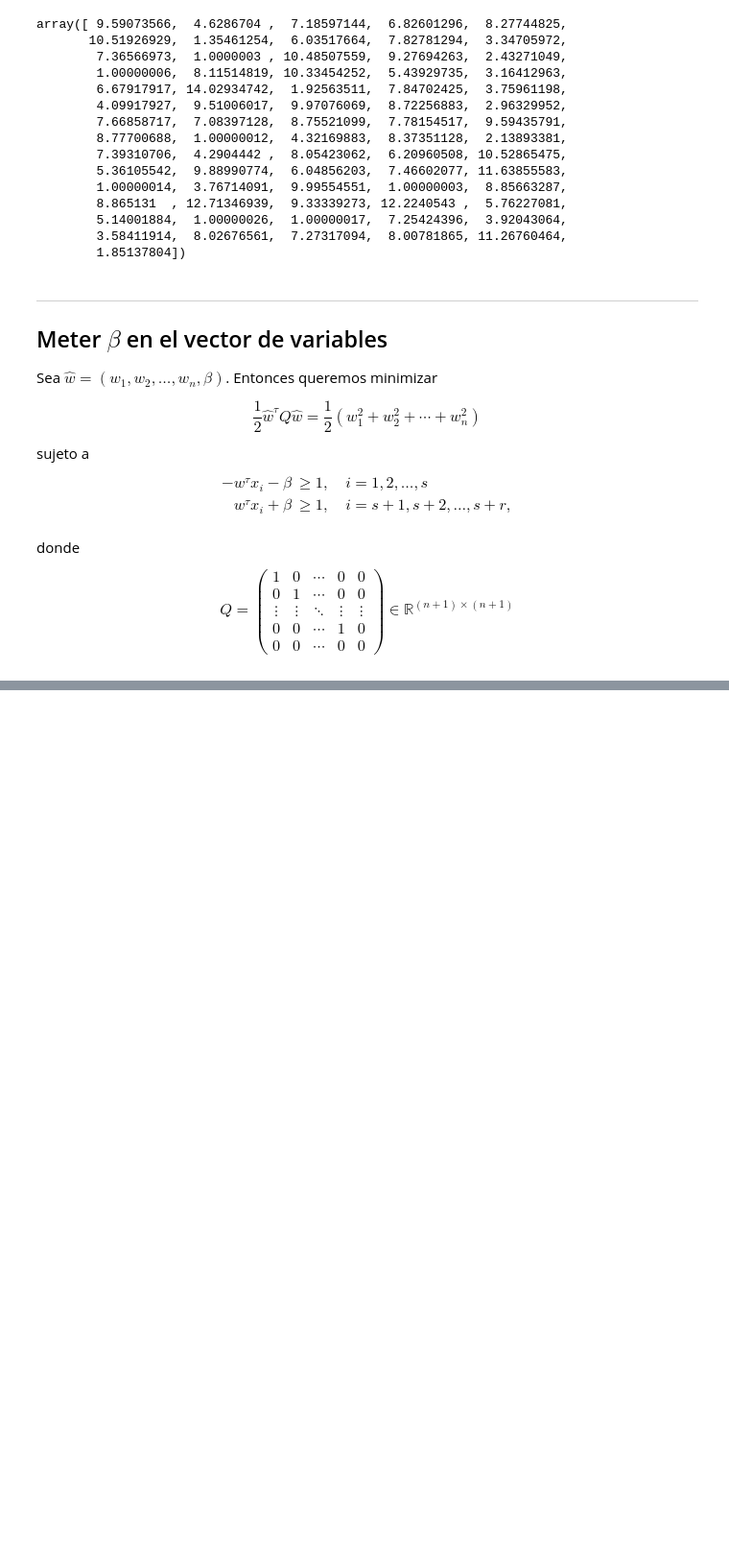
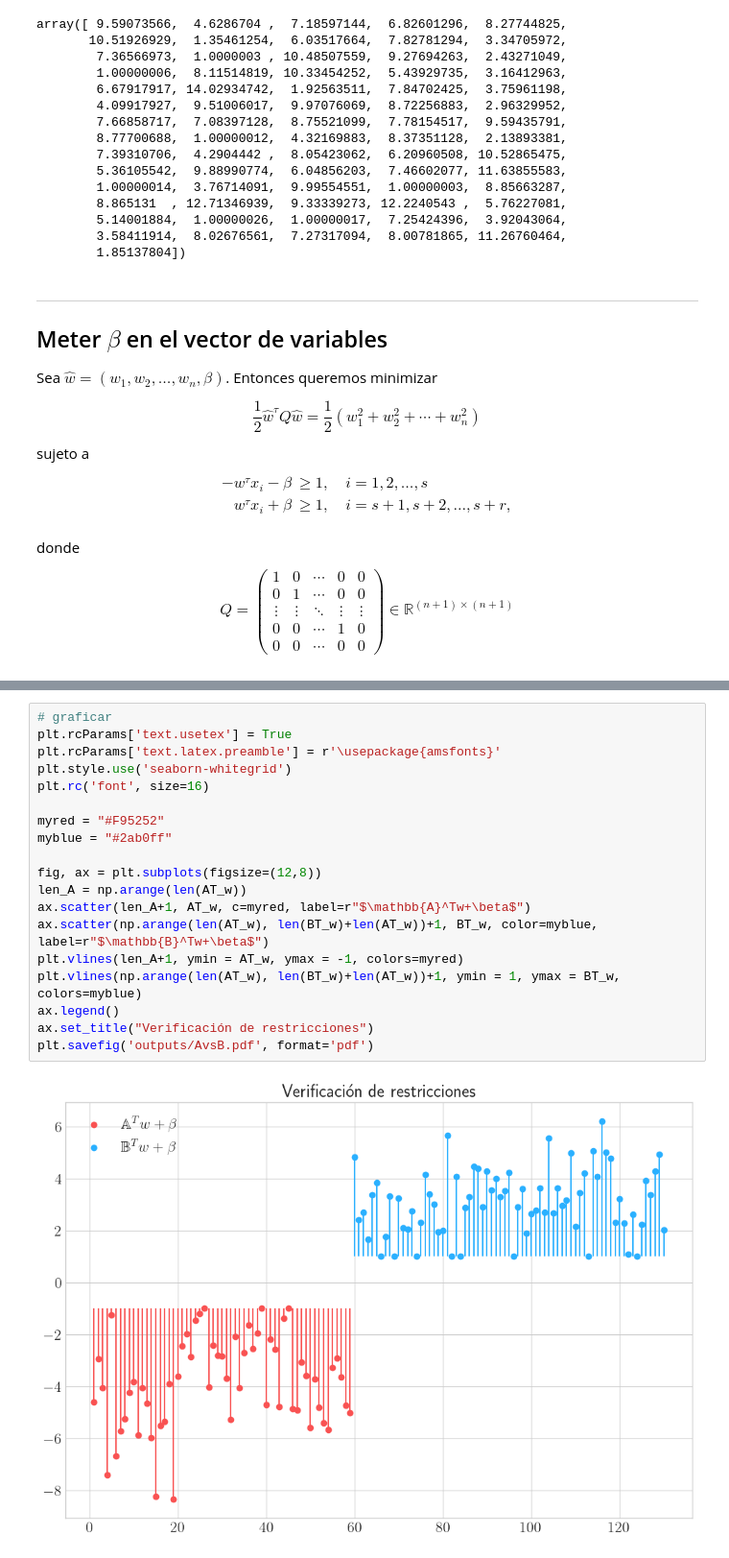
Before and after one commit to betomqz/num-optim-project1, a Jupyter notebook: wine-classif.ipynb, the cells around one changed output, grey strips where cells are left out. Shown: that part at 96% size. Saved outputs shown, nothing was run; the diff lists cells and outputs as text; blank space fills up the shorter version.

Commit message:
graphs

```diff
--- a/wine-classif.ipynb
+++ b/wine-classif.ipynb
@@ -203,0 +185,21 @@ ax.axvline(x=0, color='k')
+# %%
+# graficar
+plt.rcParams['text.usetex'] = True
+plt.rcParams['text.latex.preamble'] = r'\usepackage{amsfonts}'
+plt.style.use('seaborn-whitegrid')
+plt.rc('font', size=16)
+
+myred = "#F95252"
+myblue = "#2ab0ff"
+
+fig, ax = plt.subplots(figsize=(12,8))
+len_A = np.arange(len(AT_w))
+ax.scatter(len_A+1, AT_w, c=myred, label=r"$\mathbb{A}^Tw+\beta$")
+ax.scatter(np.arange(len(AT_w), len(BT_w)+len(AT_w))+1, BT_w, color=myblue, label=r"$\mathbb{B}^Tw+\beta$")
+plt.vlines(len_A+1, ymin = AT_w, ymax = -1, colors=myred)
+plt.vlines(np.arange(len(AT_w), len(BT_w)+len(AT_w))+1, ymin = 1, ymax = BT_w, colors=myblue)
+ax.legend()
+ax.set_title("Verificación de restricciones")
+plt.savefig('outputs/AvsB.pdf', format='pdf')
+# %% [output]
+[figure, added]
```
Also changed, not shown: parts of 19 cells of this notebook, 3 other files.
